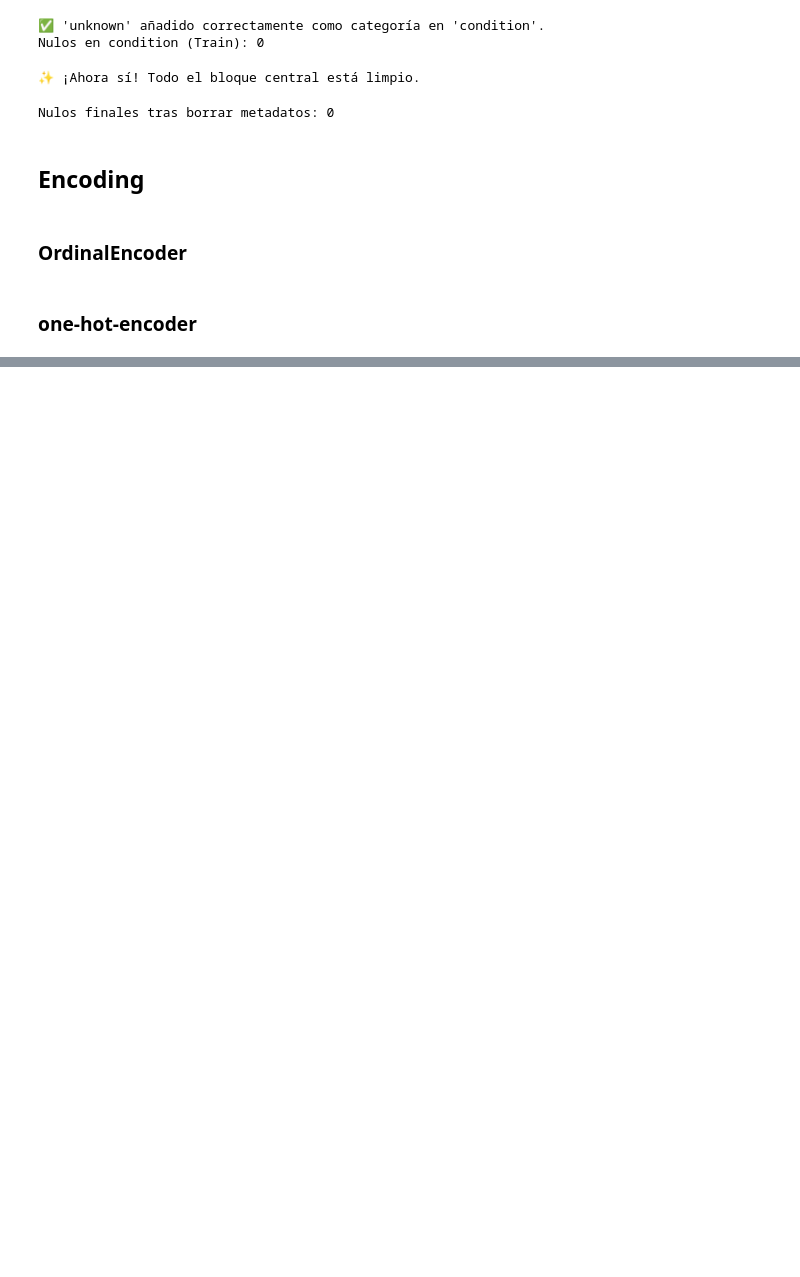
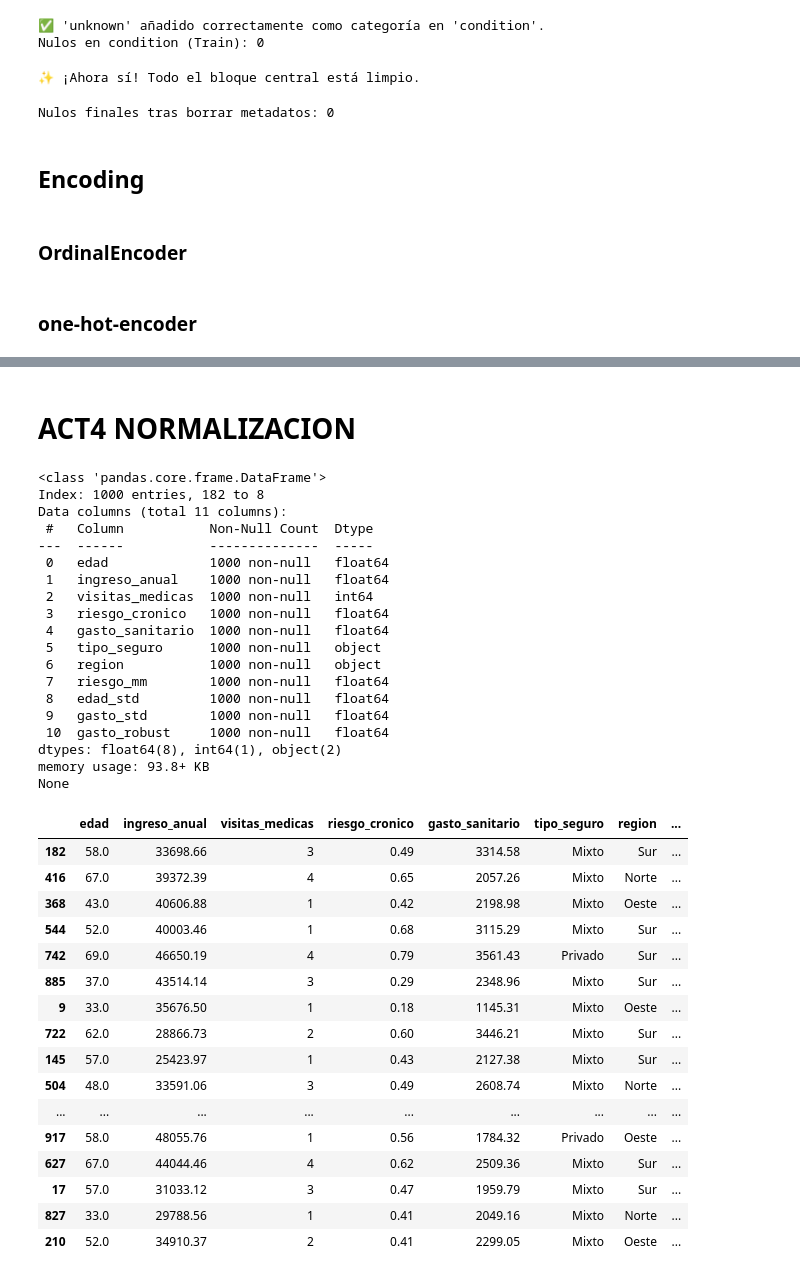
Before and after one commit to AntonioDavid333/python-ud3-ejercicios, a Jupyter notebook: ejercicios.ipynb, the cells around one changed output, grey strips where cells are left out. Cells and saved outputs as stored; diff of their text form; code cells hidden in the pictures; blank space fills up the shorter version.

Commit message:
act4-normalizacion

```diff
--- a/ejercicios.ipynb
+++ b/ejercicios.ipynb
@@ -631,2 +617,46 @@ Dimensiones finales del dataset: (341504, 45)
 Ejemplo de columnas nuevas: ['id', 'region', 'year', 'model', 'condition', 'cylinders', 'odometer', 'title_status', 'paint_color', 'state']
 hecho
+# %% [markdown]
+# ACT4 NORMALIZACION
+# %%
+df = pd.read_csv("datos_hospital")
+df = df.sample(n=1000)
+print(df.info())
+df.head(30)
+# %% [output]
+<class 'pandas.core.frame.DataFrame'>
+Index: 1000 entries, 182 to 8
+Data columns (total 11 columns):
+ #   Column           Non-Null Count  Dtype
+---  ------           --------------  -----
+ 0   edad             1000 non-null   float64
+ 1   ingreso_anual    1000 non-null   float64
+ 2   visitas_medicas  1000 non-null   int64
+ 3   riesgo_cronico   1000 non-null   float64
+ 4   gasto_sanitario  1000 non-null   float64
+ 5   tipo_seguro      1000 non-null   object
+ 6   region           1000 non-null   object
+ 7   riesgo_mm        1000 non-null   float64
+ 8   edad_std         1000 non-null   float64
+ 9   gasto_std        1000 non-null   float64
+ 10  gasto_robust     1000 non-null   float64
+dtypes: float64(8), int64(1), object(2)
+memory usage: 93.8+ KB
+None
+|  | edad | ingreso_anual | visitas_medicas | riesgo_cronico | gasto_sanitario | tipo_seguro | region | ... |
+| 182 | 58.0 | 33698.66 | 3 | 0.49 | 3314.58 | Mixto | Sur | ... |
+| 416 | 67.0 | 39372.39 | 4 | 0.65 | 2057.26 | Mixto | Norte | ... |
+| 368 | 43.0 | 40606.88 | 1 | 0.42 | 2198.98 | Mixto | Oeste | ... |
+| 544 | 52.0 | 40003.46 | 1 | 0.68 | 3115.29 | Mixto | Sur | ... |
+| 742 | 69.0 | 46650.19 | 4 | 0.79 | 3561.43 | Privado | Sur | ... |
+| 885 | 37.0 | 43514.14 | 3 | 0.29 | 2348.96 | Mixto | Sur | ... |
+| 9 | 33.0 | 35676.50 | 1 | 0.18 | 1145.31 | Mixto | Oeste | ... |
+| 722 | 62.0 | 28866.73 | 2 | 0.60 | 3446.21 | Mixto | Sur | ... |
+| 145 | 57.0 | 25423.97 | 1 | 0.43 | 2127.38 | Mixto | Sur | ... |
+| 504 | 48.0 | 33591.06 | 3 | 0.49 | 2608.74 | Mixto | Norte | ... |
+| ... | ... | ... | ... | ... | ... | ... | ... | ... |
+| 917 | 58.0 | 48055.76 | 1 | 0.56 | 1784.32 | Privado | Oeste | ... |
+| 627 | 67.0 | 44044.46 | 4 | 0.62 | 2509.36 | Mixto | Sur | ... |
+| 17 | 57.0 | 31033.12 | 3 | 0.47 | 1959.79 | Mixto | Sur | ... |
+| 827 | 33.0 | 29788.56 | 1 | 0.41 | 2049.16 | Mixto | Norte | ... |
+| 210 | 52.0 | 34910.37 | 2 | 0.41 | 2299.05 | Mixto | Oeste | ... |
```
Also changed, not shown: parts of 17 cells of this notebook.
